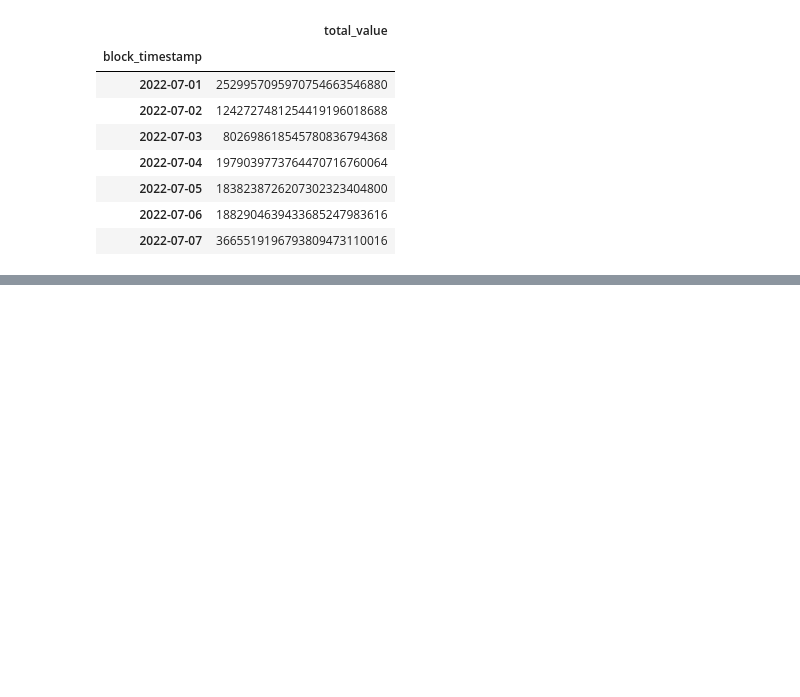
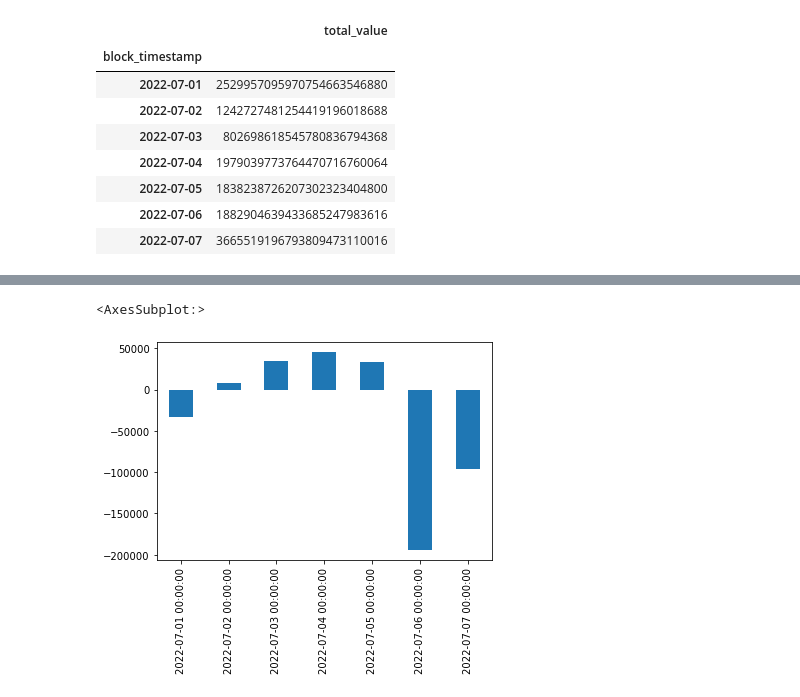
Before and after one commit to InterUniverse/blockchain, a Jupyter notebook: ethereum/nbs/ethereum_analysis.ipynb, the cells around one changed output, grey strips where cells are left out. Cells and saved outputs as stored; diff of their text form; code cells hidden in the pictures; blank space fills up the shorter version.

```diff
--- a/ethereum/nbs/ethereum_analysis.ipynb
+++ b/ethereum/nbs/ethereum_analysis.ipynb
@@ -349,0 +329,8 @@ df.query('value == 150000000589999997190144')
+# %%
+data = {'2021-07-01':1211710, '2021-07-02':1181574, '2021-07-03':1122543, '2021-07-04':1105343, '2021-07-05':1147895, '2021-07-06':1355421, '2021-07-07':1290979}
+s_2021 = pd.Series(data)
+s_2021.index = pd.to_datetime(s_2021.index)
+# %%
+s_2022 = df.resample('D', on='block_timestamp').size()
+# %%
+s_daily = pd.concat([s_2021,s_2022])
@@ -349,0 +366,5 @@ df.query('value == 150000000589999997190144')
+# %%
+s_daily.diff(periods=7).iloc[7:].plot(kind='bar')
+# %% [output]
+<AxesSubplot:>
+[figure, added]
```
Also changed, not shown: parts of 14 cells of this notebook, 1 other file.
